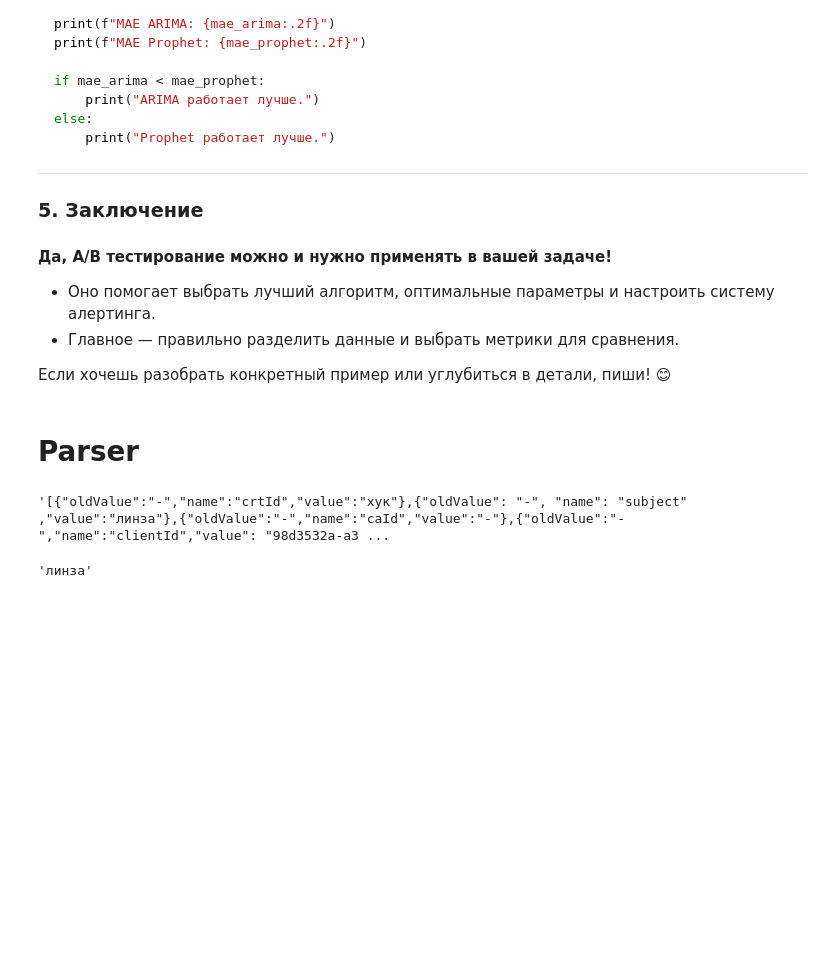
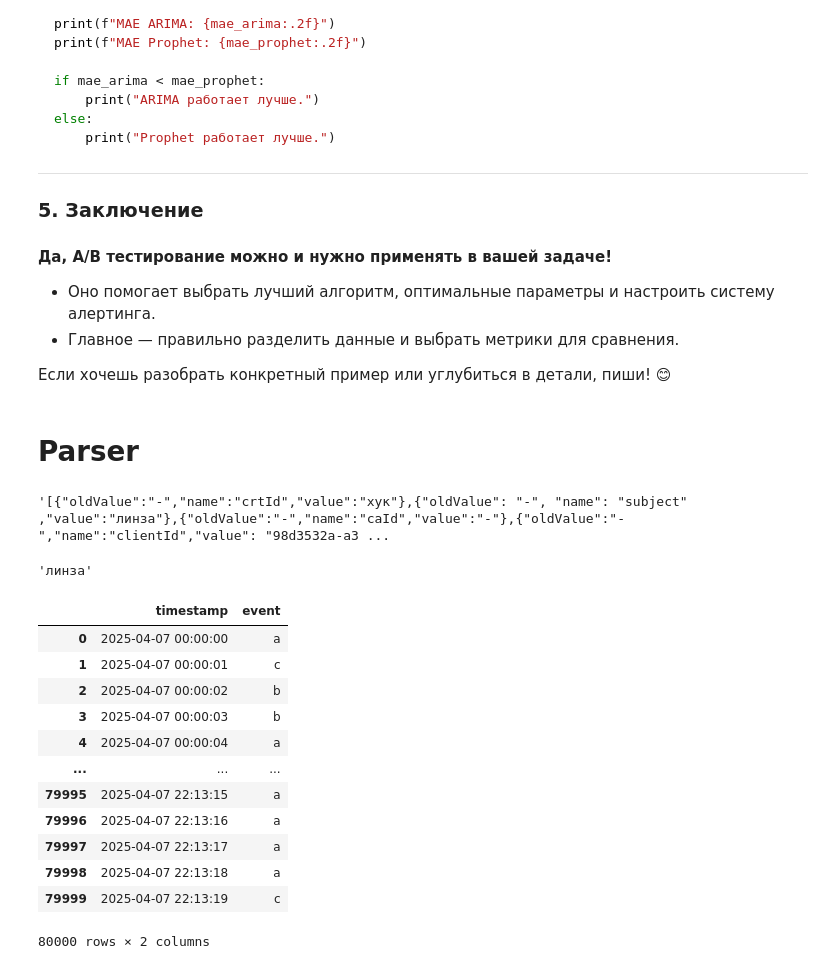
Before and after one commit to Sammik87/Miscellaneous, a Jupyter notebook: Анализ_событий_CA.ipynb, the cells around one changed output. Saved outputs shown, nothing was run; the diff lists cells and outputs as text; code cells hidden in the pictures; blank space fills up the shorter version.

```diff
--- a/Анализ_событий_CA.ipynb
+++ b/Анализ_событий_CA.ipynb
@@ -1599,0 +1653,27 @@ extract_value_regex(text, "subject")
+# %%
+import pandas as pd
+import numpy as np
+import matplotlib.pyplot as plt
+
+# Генерация данных (пример)
+np.random.seed(42)
+n = 80000
+timestamps = pd.date_range('2025-04-07', periods=n, freq='S')  # 80000 событий за день
+events = ['a', 'b', 'c']
+data = {'timestamp': timestamps, 'event': np.random.choice(events, size=n, p=[0.4, 0.5, 0.1])}
+df = pd.DataFrame(data)
+df
+# %% [output]
+|  | timestamp | event |
+| 0 | 2025-04-07 00:00:00 | a |
+| 1 | 2025-04-07 00:00:01 | c |
+| 2 | 2025-04-07 00:00:02 | b |
+| 3 | 2025-04-07 00:00:03 | b |
+| 4 | 2025-04-07 00:00:04 | a |
+| ... | ... | ... |
+| 79995 | 2025-04-07 22:13:15 | a |
+| 79996 | 2025-04-07 22:13:16 | a |
+| 79997 | 2025-04-07 22:13:17 | a |
+| 79998 | 2025-04-07 22:13:18 | a |
+| 79999 | 2025-04-07 22:13:19 | c |
+80000 rows × 2 columns
```
Also changed, not shown: parts of 6 cells of this notebook.
